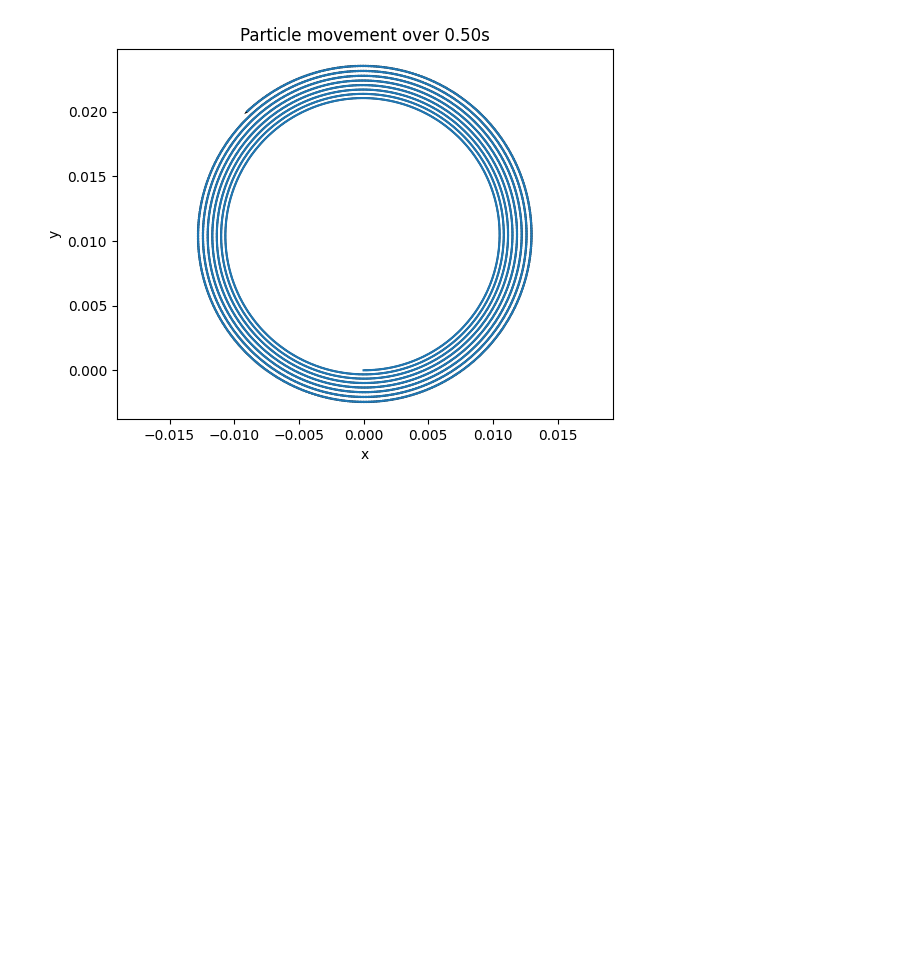
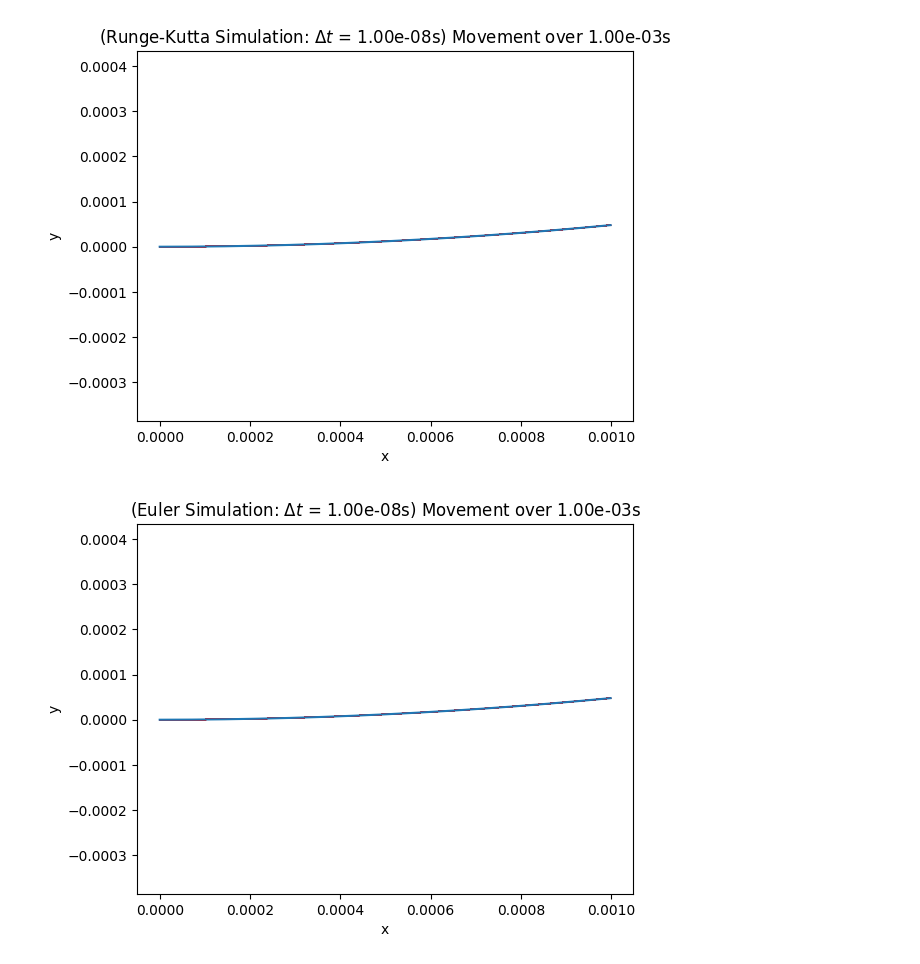
Before and after one commit to maraMaraschino/electricity-magnetism, a Jupyter notebook: time-step.ipynb, the cells around one changed output. Drawn from its saved outputs; the diff is of its cells as text; code cells hidden in the pictures; blank space fills up the shorter version.

Commit message:
Change to plotting function

```diff
--- a/time-step.ipynb
+++ b/time-step.ipynb
@@ -12,37 +12,86 @@ def advance_time(r0, v0, dt):
     r1 = np.add(r0, v0*dt)
     return r1, v1
 
-def simulate(r0, v0, dt, num_steps):
+def derivatives(r, v):
+    B = np.array([0, 0, -1e-6])
+    q = 1.602e-19
+    m = 1.673e-27
+    drdt = v
+    dvdt = (q/m) * np.cross(v, B)
+    return drdt, dvdt
+
+def runge_kutta_simulate(r0, v0, dt, num_steps):
+    r = r0
+    v = v0
+    t = 0
+    traj_r = [r0]
+    traj_v = [v0]
+    for _ in range(num_steps):
+        k1_r, k1_v = derivatives(r, v)
+        k2_r, k2_v = derivatives(r + dt*k1_r/2, v + dt*k1_v/2)
+        k3_r, k3_v = derivatives(r + dt*k2_r/2, v + dt*k2_v/2)
+        k4_r, k4_v = derivatives(r + dt*k3_r,   v + dt*k3_v)
+
+        ri = r + dt*(k1_r + 2*k2_r + 2*k3_r + k4_r)/6
+        vi = v + dt*(k1_v + 2*k2_v + 2*k3_v + k4_v)/6
+
+        traj_r.append(ri)
+        traj_v.append(vi)
+        r, v, t = ri, vi, t+dt
+
+    r_path = np.array(traj_r)
+    v_path = np.array(traj_v)
+
+    x_positions = r_path[:, 0]
+    y_positions = r_path[:, 1]
+    u = v_path[:, 0]
+    w = v_path[:, 1]
+
+    plt.plot(x_positions, y_positions)
+    plt.quiver(x_positions, y_positions, u, w, color='red')
+    plt.axis('equal')
+    plt.xlabel('x')
+    plt.ylabel('y')
+    plt.title(r'(Runge-Kutta Simulation: $\Delta t$ = ' + f'{dt:.2e}s) Movement over {dt*num_steps:.2e}s')
+    plt.savefig('output-runge-kutta.png')
+    plt.show()
+
+def euler_simulate(r0, v0, dt, num_steps):
     r = r0
     v = v0
     traj_r = [r0]
     traj_v = [v0]
-    for _ in range(num_steps):
+    for i in range(num_steps):
         ri, vi = advance_time(r, v, dt)
         traj_r.append(ri)
         traj_v.append(vi)
+        #print(f'r{i}: {ri}, v{i}: {vi}')
         r, v = ri, vi
 
     r_path = np.array(traj_r)
     v_path = np.array(traj_v)
 
     x_positions = r_path[:, 0]
     y_positions = r_path[:, 1]
     u = v_path[:, 0]
     w = v_path[:, 1]
 
     plt.plot(x_positions, y_positions)
-    plt.quiver(x_positions, y_positions, u, w)
+    plt.quiver(x_positions, y_positions, u, w, color='red')
     plt.axis('equal')
     plt.xlabel('x')
     plt.ylabel('y')
-    plt.title(f'Particle movement over {dt*num_steps:.2f}s')
+    plt.title(r'(Euler Simulation: $\Delta t$ = ' + f'{dt:.2e}s) Movement over {dt*num_steps:.2e}s')
+    plt.savefig('output-euler.png')
     plt.show()
 
 r0 = np.array([0,0,0])
 v0 = np.array([1,0,0])
-dt = 0.0001
+dt = 0.00000001
+num_steps = 100000
 
-simulate(r0, v0, dt, 5000)
+runge_kutta_simulate(r0, v0, dt, num_steps)
+euler_simulate(r0, v0, dt, num_steps)
 # %% [output]
-[figure, old version]
+[figure, new version]
+[figure, added]
```
Also changed, not shown: 2 other files.
